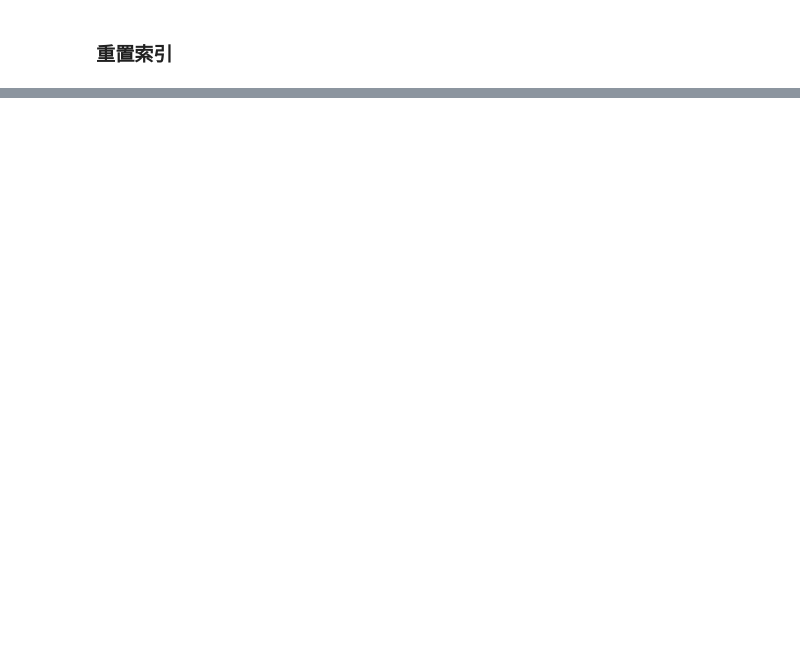
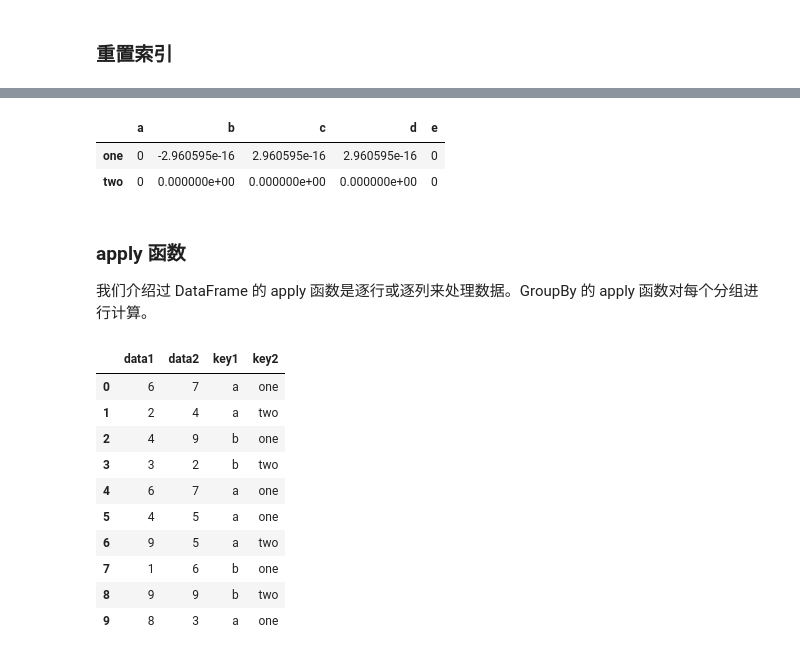
Before and after one commit to kamidox/pandas_tutor, a Jupyter notebook: groupby.ipynb, the cells around one changed output, grey strips where cells are left out. Saved outputs shown, nothing was run; the diff lists cells and outputs as text; code cells hidden in the pictures; blank space fills up the shorter version.

Commit message:
groupby

```diff
--- a/groupby.ipynb
+++ b/groupby.ipynb
@@ -429,0 +518,28 @@ df.groupby('key1', as_index=False).agg(d)
+# %%
+demeaned.groupby(key).mean()
+# %% [output]
+|  | a | b | c | d | e |
+| one | 0 | -2.960595e-16 | 2.960595e-16 | 2.960595e-16 | 0 |
+| two | 0 | 0.000000e+00 | 0.000000e+00 | 0.000000e+00 | 0 |
+# %% [markdown]
+### apply 函数
+
+我们介绍过 DataFrame 的 apply 函数是逐行或逐列来处理数据。GroupBy 的 apply 函数对每个分组进行计算。
+# %%
+df = pd.DataFrame({'key1': ['a', 'a', 'b', 'b', 'a', 'a', 'a', 'b', 'b', 'a'],
+                  'key2': ['one', 'two', 'one', 'two', 'one', 'one', 'two', 'one', 'two', 'one'],
+                  'data1': np.random.randint(1, 10, 10),
+                  'data2': np.random.randint(1, 10, 10)})
+df
+# %% [output]
+|  | data1 | data2 | key1 | key2 |
+| 0 | 6 | 7 | a | one |
+| 1 | 2 | 4 | a | two |
+| 2 | 4 | 9 | b | one |
+| 3 | 3 | 2 | b | two |
+| 4 | 6 | 7 | a | one |
+| 5 | 4 | 5 | a | one |
+| 6 | 9 | 5 | a | two |
+| 7 | 1 | 6 | b | one |
+| 8 | 9 | 9 | b | two |
+| 9 | 8 | 3 | a | one |
```
Also changed, not shown: parts of 46 cells of this notebook, 1 other file.
